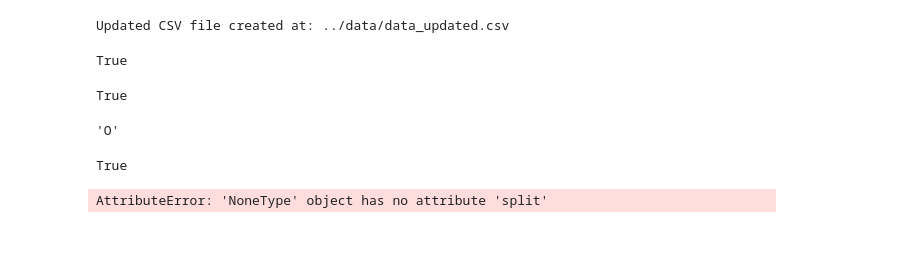
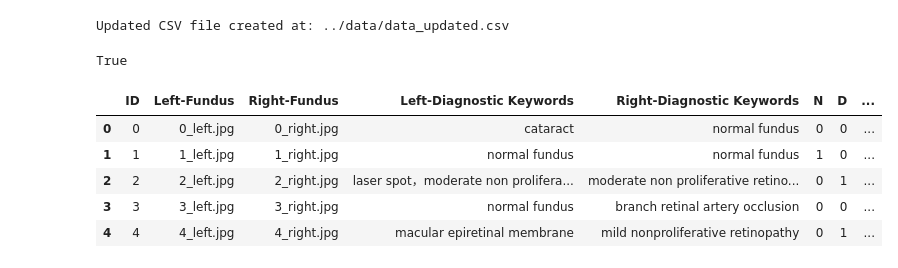
Before and after one commit to Sonugc/opthalmology, a Jupyter notebook: notebook/data_preparation.ipynb, the cells around one changed output. Saved outputs shown, nothing was run; the diff lists cells and outputs as text; code cells hidden in the pictures; blank space fills up the shorter version.

```diff
--- a/notebook/data_preparation.ipynb
+++ b/notebook/data_preparation.ipynb
@@ -96,29 +96,15 @@ keyword_label_mapping  = {
 # %%
 
 def generate_label(diag_label):
-
-     for label in keyword_label_mapping.keys():
+      if diag_label is None:
+        return 'O'
+      for label in keyword_label_mapping.keys():
          if label in diag_label :
               return keyword_label_mapping[label]
-         else:
-            return 'O'
+      return 'O'
-# %%
-"macular" in ['macular', 'epiretinal', 'membrane']
-# %% [output]
-True
-# %%
-generate_label('dry age-related macular degeneration')
-# %% [output]
-'O'
-# %%
-'macular degeneration' in 'dry age-related macular degeneration'
-# %% [output]
-True
 # %%
 cleaned_data1['Left-Label-diag'] = cleaned_data1['Left-Label'].apply(generate_label)
 cleaned_data1['Right-Label-diag'] = cleaned_data1['Right-Label'].apply(generate_label)
 
 # Saving the updated DataFrame to the CSV file
 cleaned_data1.to_csv(csv_file_path, index=False)
-# %% [output]
-AttributeError: 'NoneType' object has no attribute 'split'
@@ -135,0 +111,9 @@ right_image_details.to_csv(right_csv_file_path, index=False)
+# %%
+cleaned_data1.head()
+# %% [output]
+|  | ID | Left-Fundus | Right-Fundus | Left-Diagnostic Keywords | Right-Diagnostic Keywords | N | D | ... |
+| 0 | 0 | 0_left.jpg | 0_right.jpg | cataract | normal fundus | 0 | 0 | ... |
+| 1 | 1 | 1_left.jpg | 1_right.jpg | normal fundus | normal fundus | 1 | 0 | ... |
+| 2 | 2 | 2_left.jpg | 2_right.jpg | laser spot，moderate non prolifera... | moderate non proliferative retino... | 0 | 1 | ... |
+| 3 | 3 | 3_left.jpg | 3_right.jpg | normal fundus | branch retinal artery occlusion | 0 | 0 | ... |
+| 4 | 4 | 4_left.jpg | 4_right.jpg | macular epiretinal membrane | mild nonproliferative retinopathy | 0 | 1 | ... |
```
Also changed, not shown: parts of 10 cells of this notebook, 4 other files.
